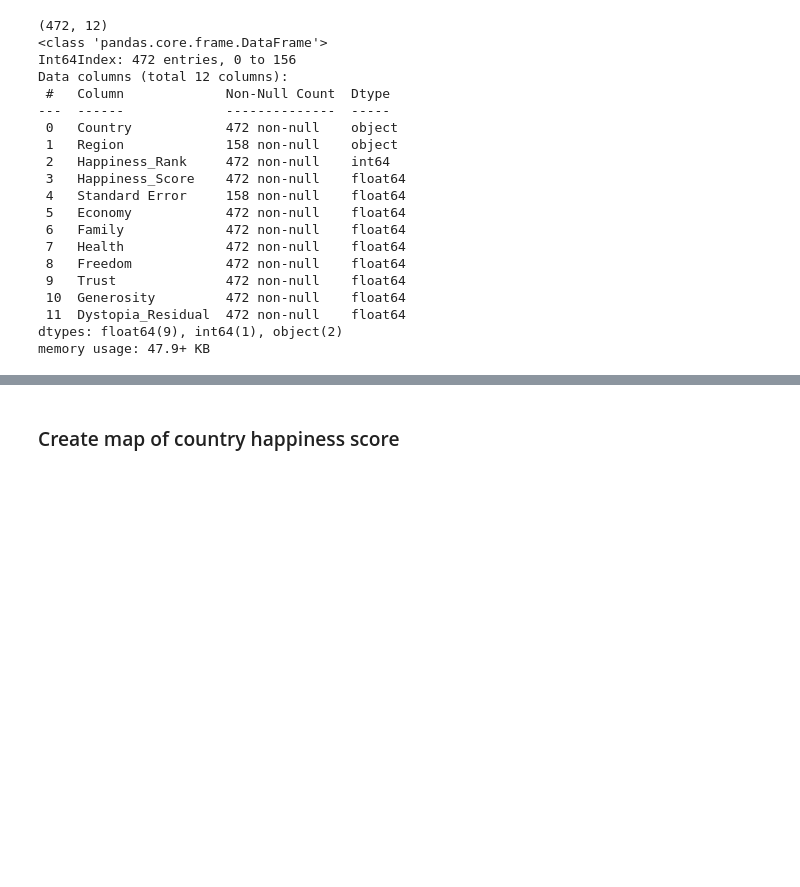
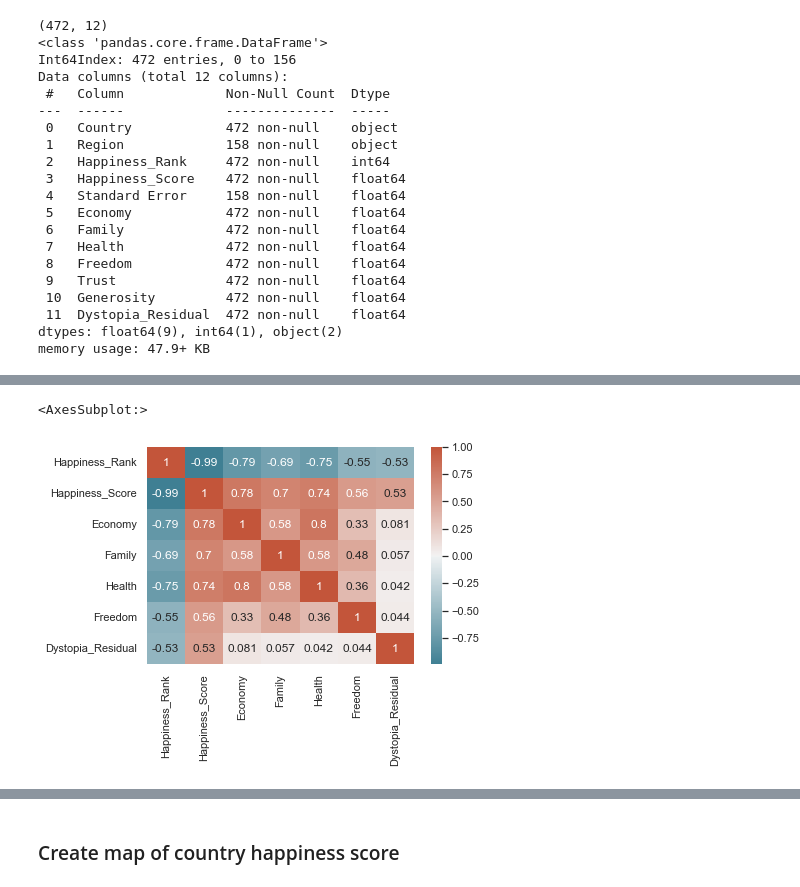
Before and after one commit to aalouane/DataScience-Projects, a Jupyter notebook: hapinness score/hapiness_score.ipynb, the cells around one changed output, grey strips where cells are left out. Saved outputs shown, nothing was run; the diff lists cells and outputs as text; code cells hidden in the pictures; blank space fills up the shorter version.

```diff
--- a/hapinness score/hapiness_score.ipynb
+++ b/hapinness score/hapiness_score.ipynb
@@ -195,0 +228,4 @@ memory usage: 47.9+ KB
+# %%
+cols = ['Generosity', 'Trust']
+min_happiness = happiness.drop(cols, axis=1)
+min_happiness.head()
@@ -195,0 +239,6 @@ memory usage: 47.9+ KB
+# %%
+corr = min_happiness.corr()
+sns.heatmap(corr, xticklabels=corr.columns, yticklabels=corr.columns, annot=True, cmap=sns.diverging_palette(220, 20, as_cmap=True))
+# %% [output]
+<AxesSubplot:>
+[figure, added]
```
Also changed, not shown: parts of 9 cells of this notebook.
